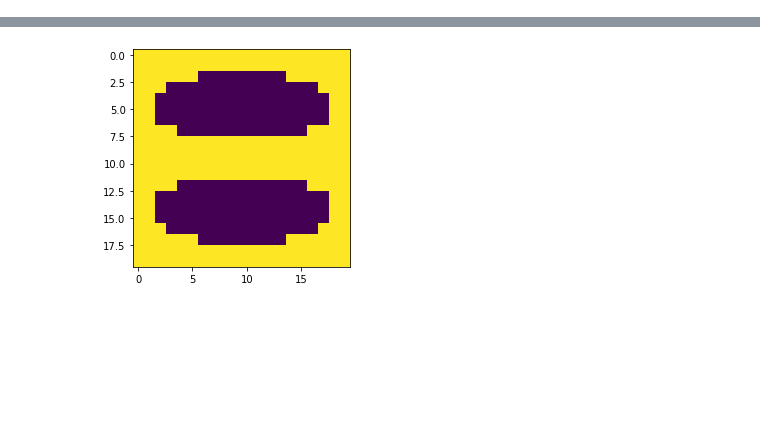
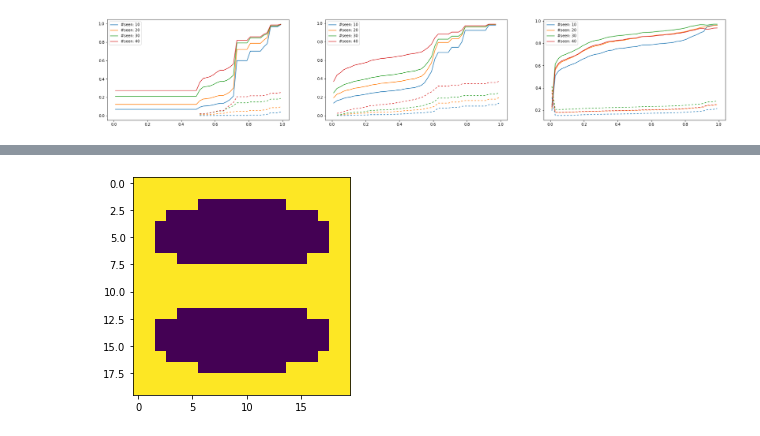
Before and after one commit to avicooper1/OOD_Orientation_Generalization, a Jupyter notebook: notebooks/network_analysis.ipynb, the cells around one changed output, grey strips where cells are left out. Saved outputs shown, nothing was run; the diff lists cells and outputs as text; code cells hidden in the pictures; blank space fills up the shorter version.

```diff
--- a/notebooks/network_analysis.ipynb
+++ b/notebooks/network_analysis.ipynb
@@ -22,0 +130,10 @@ ExpData.get_experiments(319).training_category
+# %%
+plt.close('all')
+fig, axes = plt.subplots(1, 3, figsize=(30, 5))
+for x in range(3):
+    axes[x].plot(thresholds, scores[x, :, 0].T)
+    axes[x].set_prop_cycle(None)
+    axes[x].plot(thresholds, scores[x, :, 1].T, dashes=(3, 3))
+    axes[x].legend([f'#seen: {(x + 1) * 10}' for x in range(4)], loc='upper left')
+# %% [output]
+[figure, added]
```
Also changed, not shown: parts of 36 cells of this notebook, 10 other files.
